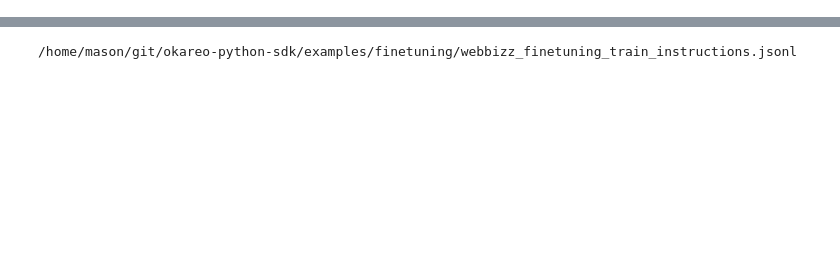
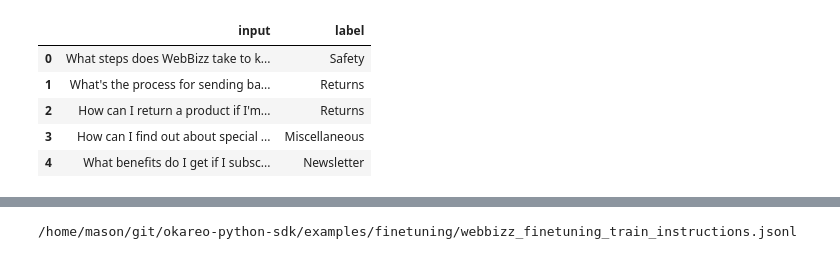
Before and after one commit to okareo-ai/okareo-python-sdk, a Jupyter notebook: examples/classification_finetuning_eval_part1.ipynb, the cells around one changed output, grey strips where cells are left out. Saved outputs shown, nothing was run; the diff lists cells and outputs as text; code cells hidden in the pictures; blank space fills up the shorter version.

```diff
--- a/examples/classification_finetuning_eval_part1.ipynb
+++ b/examples/classification_finetuning_eval_part1.ipynb
@@ -28,0 +88,17 @@ test_data = data_dict[file_paths[1]]
+# %%
+from okareo_api_client.models.generation_tone import GenerationTone
+from okareo_api_client.models.scenario_set_create import ScenarioSetCreate
+from okareo_api_client.models.scenario_set_generate import ScenarioSetGenerate
+from okareo_api_client.models.scenario_type import ScenarioType
+from okareo_api_client.models.seed_data import SeedData
+
+# Create a scenario set of the WebBizz documents
+seed_data = []
+for article, label in zip(json_df['input'].to_list(), json_df['label'].to_list()):
+    seed_data.append(SeedData(input_=article, result=label))
+
+document_scenario = okareo.create_scenario_set(
+    ScenarioSetCreate(
+        name=f"WebBizz Documents (Seed)", seed_data=seed_data
+    )
+)
@@ -29 +172,10 @@ test_data = data_dict[file_paths[1]]
+# %%
+train_df.head()
+# %% [output]
+|  | input | label |
+| 0 | What steps does WebBizz take to k... | Safety |
+| 1 | What's the process for sending ba... | Returns |
+| 2 | How can I return a product if I'm... | Returns |
+| 3 | How can I find out about special ... | Miscellaneous |
+| 4 | What benefits do I get if I subsc... | Newsletter |
 # %%
```
Also changed, not shown: parts of 33 cells of this notebook, 1 other file.
